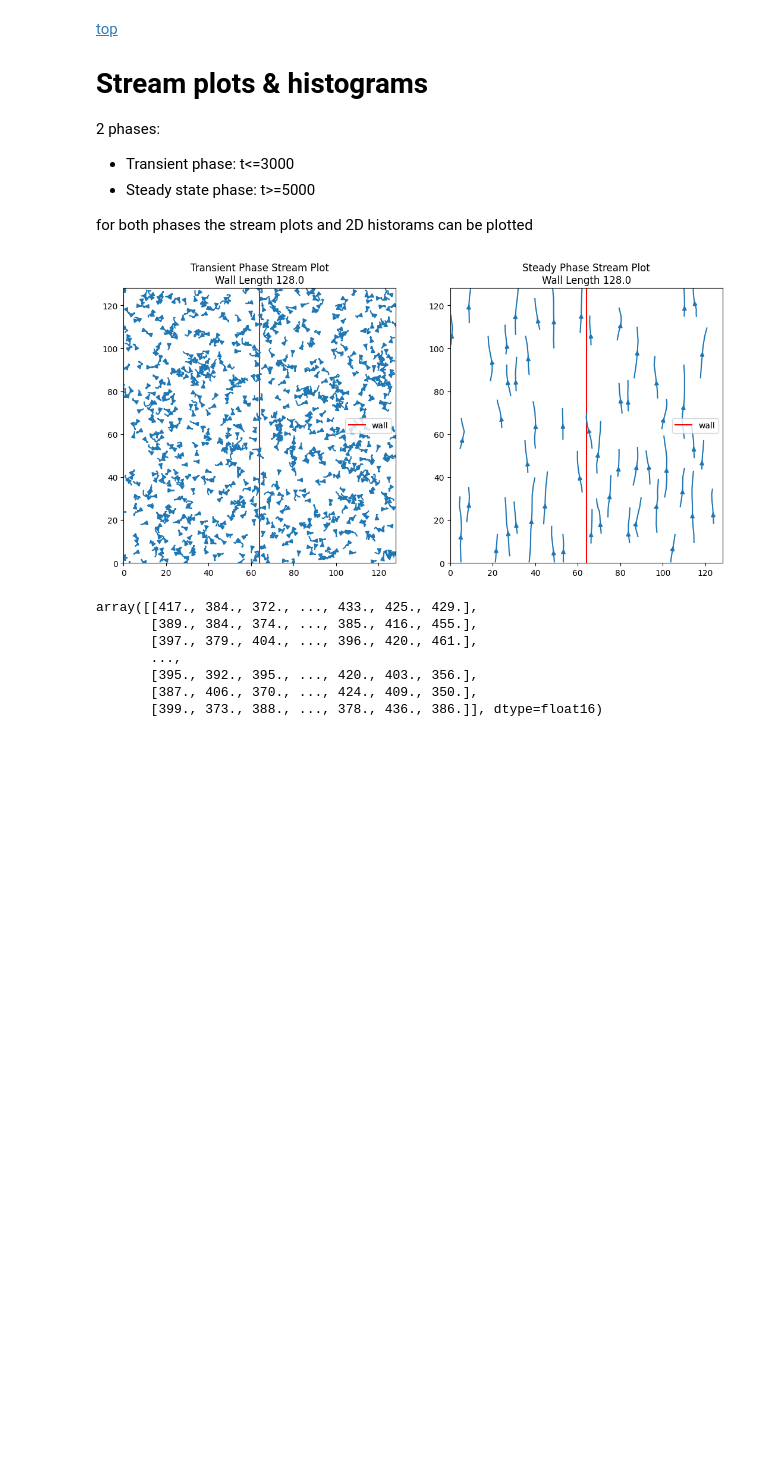
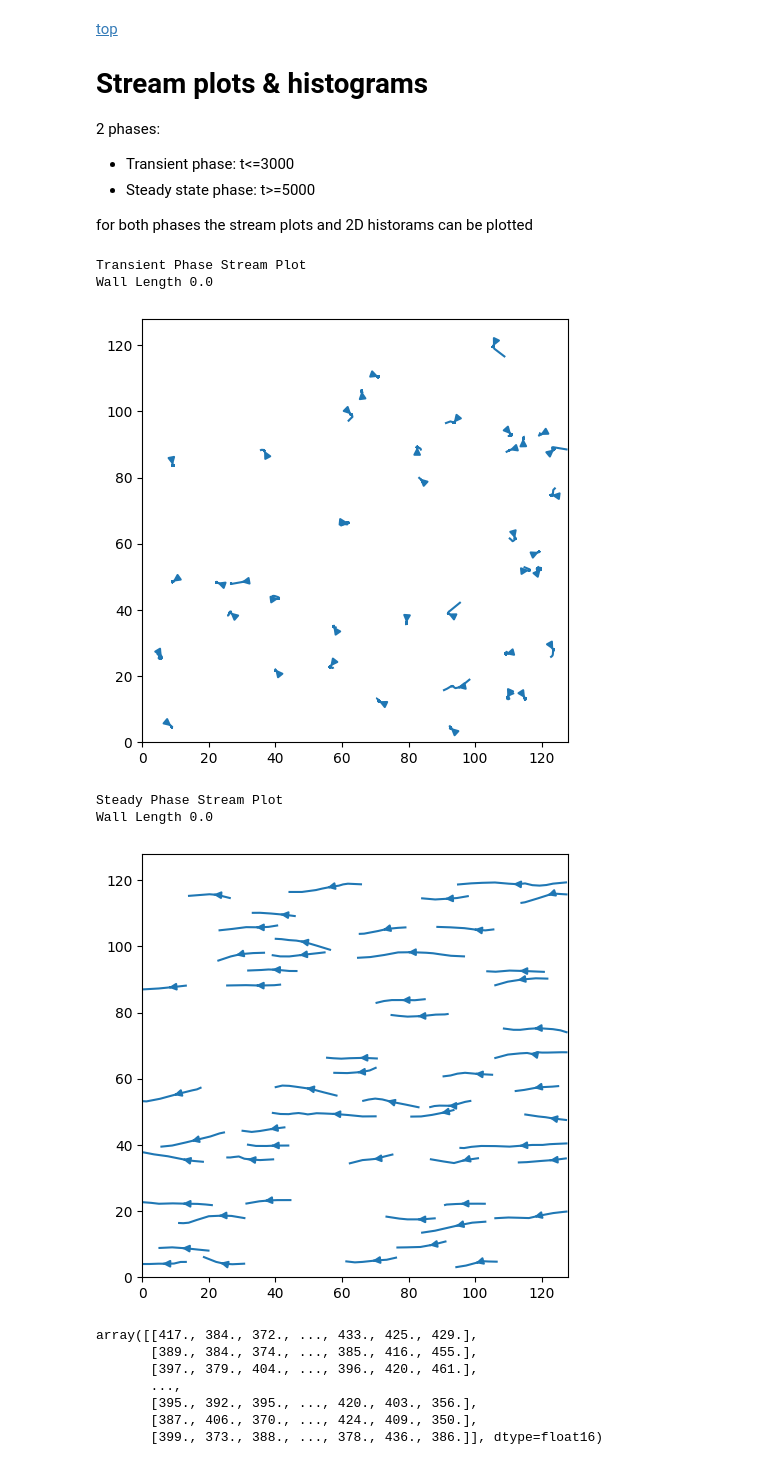
Before and after one commit to RoryTidmarsh/WettingRobots, a Jupyter notebook: wall implemetation/wall_size_experiment/reading_npz.ipynb, the cells around one changed output. Saved outputs shown, nothing was run; the diff lists cells and outputs as text; code cells hidden in the pictures; blank space fills up the shorter version.

```diff
--- a/wall implemetation/wall_size_experiment/reading_npz.ipynb
+++ b/wall implemetation/wall_size_experiment/reading_npz.ipynb
@@ -216,12 +218,13 @@ lines = []
 wall_lengths = []
 
 for wall_length, std_list in wall_std_dict.items():
-    # Convert to numpy array and calculate mean across iterations
-    avg_std = np.mean(std_list, axis=0)
+    if wall_length in [0.0,25.6, 102.4, 128.0]:
+        # Convert to numpy array and calculate mean across iterations
+        avg_std = np.mean(std_list, axis=0)
 
-    line = ax.plot(times, avg_std, label=f"wall length: {wall_length:.1f}")[0]
-    lines.append(line)
-    wall_lengths.append(wall_length)
+        line = ax.plot(times, avg_std, label=f"wall length: {wall_length:.1f}")[0]
+        lines.append(line)
+        wall_lengths.append(wall_length)
 
 # Sort the lines based on wall lengths
 sorted_indices = np.argsort(wall_lengths)
@@ -231,8 +234,9 @@ sorted_labels = [f"wall length: {wall_lengths[i]:.1f}" for i in sorted_indices]
 rho = simulation["rho"]
 ax.legend(sorted_lines, sorted_labels, fontsize="xx-small", loc='center right')
 ax.set_xlabel("ticks")
-ax.set_ylabel("Average Standard Deviation of angle")
-ax.set_title("Average Spread of Viscek Particles with a Wall")
+# ax.set_ylabel("Average Standard Deviation of angle")
+# ax.set_title("Average Spread of Viscek Particles with a Wall")
+ax.set_ylabel(r"$\langle \theta \rangle$")
 ax.set_ylim(0)
 
 filename = f"average_angle_spread_rho={rho}_{steps}.png"
@@ -352,7 +379,7 @@ def reading_stream_hist_npz(filenames, simulations):
 
 simulations = reading_stream_hist_npz(os.listdir(os.getcwd()), [])
 # %%
-def plot_x_wall(ax, wall_x, wall_yMin, wall_yMax,wall_color = "blue", walpha = 1):
+def plot_x_wall(ax, wall_x, wall_yMin, wall_yMax,wall_color = "blue", walpha = 1, *args, **kwargs):
     """plots the boundary based on the initial dimensions of the wall set.
 
     Args:
@@ -363,42 +390,56 @@ def plot_x_wall(ax, wall_x, wall_yMin, wall_yMax,wall_color = "blue", walpha = 1
     """
 
     #plot the wall
-    ax.plot([wall_x,wall_x],[wall_yMin,wall_yMax], label = "wall", color = wall_color, alpha = walpha)
+    ax.plot([wall_x,wall_x],[wall_yMin,wall_yMax], label = "wall", color = wall_color, alpha = walpha, *args, **kwargs)
     return ax
 # %%
 def stream_plot(phase,simulation, ax=None, density = 1):
     valid_phases = ["transient", "steady"]
     if phase not in valid_phases:
         raise ValueError(f"Invalid phase: '{phase}'. Valid options are {valid_phases}.")
 
     X,Y = simulation["stream_boundaries"]
     _Hx_stream, _Hy_stream = simulation[f"{phase}_stream"]
     if ax==None:
         fig,ax = plt.subplots()
 
     #### STREAM PLOT ##### (currently works on a for loop without the animation)
     wall_colour = "r"
     L = simulation["L"]
     wall_length = simulation["wall length"]
     x_wall = L/2
     wall_yMin = L/2 - wall_length/2
     wall_yMax = L/2 + wall_length/2
-    if wall_length !=0:   ax = plot_x_wall(ax,x_wall,wall_yMin,wall_yMax,"red")
+    if wall_length !=0:
+        ax = plot_x_wall(ax,x_wall,wall_yMin,wall_yMax,"red")
+        ax.legend()
 
     ax.streamplot(X,Y,_Hx_stream,_Hy_stream, density=density)
-    ax.legend()
-    ax.set_title(f"{phase.title()} Phase Stream Plot\nWall Length {wall_length:.1f}")
+    # ax.set_title(f"{phase.title()} Phase Stream Plot\nWall Length {wall_length:.1f}")
+    print(f"{phase.title()} Phase Stream Plot\nWall Length {wall_length:.1f}")
     return ax
 
-fig, ax = plt.subplots(ncols=2, figsize = (13,6))
-i = 1
-ax[0] = stream_plot("transient", simulations[i], ax[0],6)
-ax[1] = stream_plot("steady", simulations[i], ax[1],1)
-for a in ax:
-    a.set_xlim(0,simulations[i]["L"])
-    a.set_ylim(0,simulations[i]["L"])
+i = 0
+# First figure - Transient state
+fig1, ax1 = plt.subplots(figsize=(fig_width, fig_width))
+ax1 = stream_plot("transient", simulations[i], ax1, 1)
+ax1.set_xlim(0, simulations[i]["L"])
+ax1.set_ylim(0, simulations[i]["L"])
+plt.show()
+
+# Second figure - Steady state
+fig2, ax2 = plt.subplots(figsize=(fig_width, fig_width))
+ax2 = stream_plot("steady", simulations[i], ax2, 1)
+ax2.set_xlim(0, simulations[i]["L"])
+ax2.set_ylim(0, simulations[i]["L"])
+plt.show()
 # %% [output]
+Transient Phase Stream Plot
+Wall Length 0.0
-[figure, old version]
+[figure, new version]
+Steady Phase Stream Plot
+Wall Length 0.0
+[figure, added]
 # %%
 simulations[0]["steady_histogram"]
 # %% [output]
```
Also changed, not shown: parts of 22 cells of this notebook, 2 other files.
